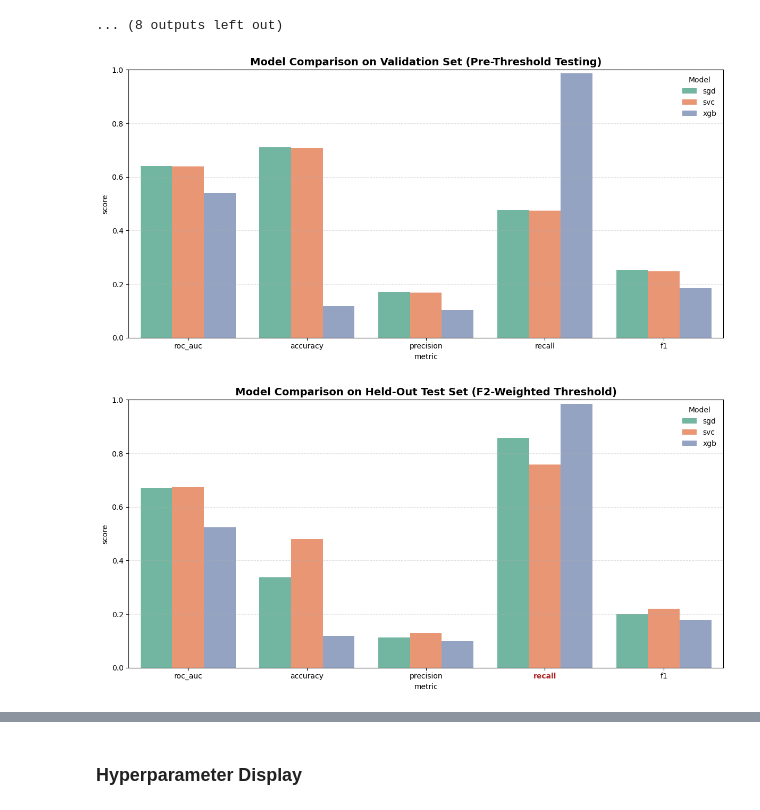
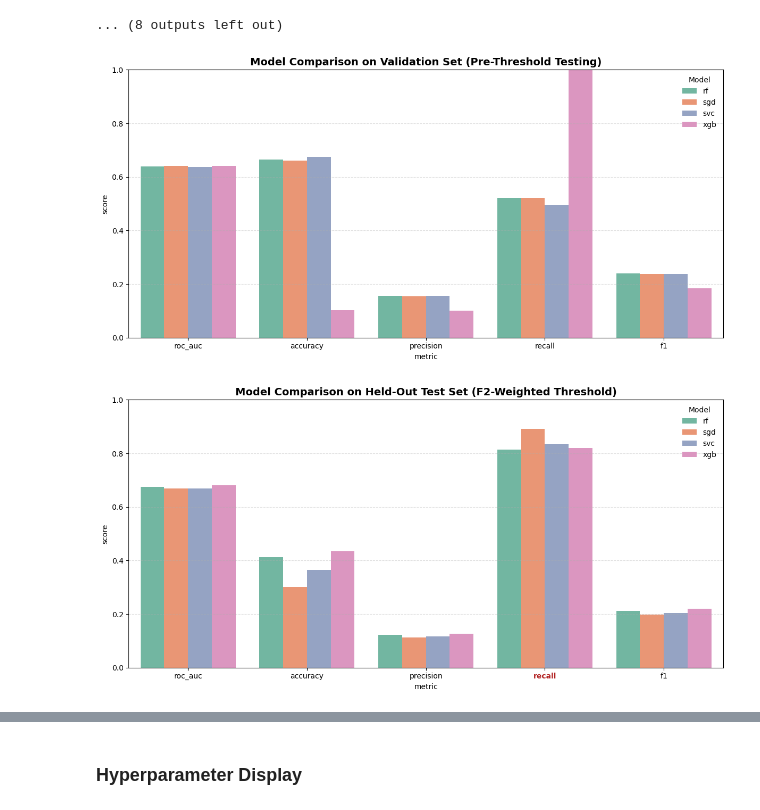
Before and after one commit to meaton96/Eaton_633_Project, a Jupyter notebook: notebooks/000_Main.ipynb, the cells around one changed output, grey strips where cells are left out. Drawn from its saved outputs; the diff is of its cells as text; code cells hidden in the pictures.

Commit message:
most recent metrics

```diff
--- a/notebooks/000_Main.ipynb
+++ b/notebooks/000_Main.ipynb
@@ -6,7 +6,7 @@ from shared_util.pipelines import ModelPipeline
 import warnings
 warnings.filterwarnings('ignore')
 
-METRICS_DB_ID = 7
+METRICS_DB_ID = 6
 METRICS_NOTES = "binning v3"
 PCA = False
 scaler = 'standard' # 'standard' for StandardScaler or 'power' for PowerTransformer (yeo-johnson)
@@ -45,6 +45,13 @@ bin_v3 = filter_df(metrics_df, run_id=6)
 
 # bin_3 = fetch_metric(run_id=6)
 
+
+
 test_df = filter_df(metrics_df, data=['test'])
+
+
+most_recent_df = filter_df(metrics_df, run_id=[METRICS_DB_ID])
+
+
 filter_df(test_df, run_id=[0]).head(5)
 # %% [output]
@@ -138,7 +145,7 @@ compare_runs(
 # %%
 from shared_util.results.results import summary_by_auc, summary_by_recall, plot_metrics
 
-plot_metrics(pca_results_df, METRICS_DB_ID)
+plot_metrics(most_recent_df, METRICS_DB_ID)
 # %% [output]
-[figure, old version]
+[figure, new version]
-[figure, old version]
+[figure, new version]
```
Also changed, not shown: parts of 3 cells of this notebook, 6 other files.
